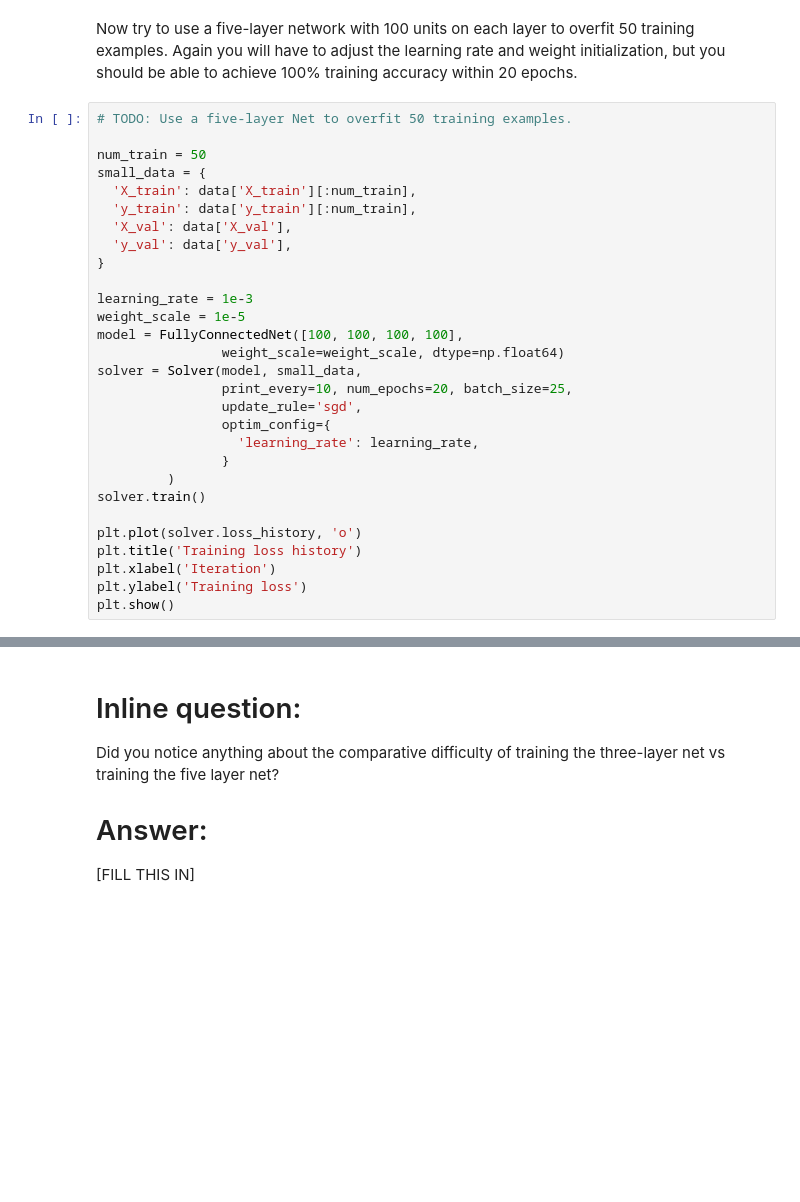
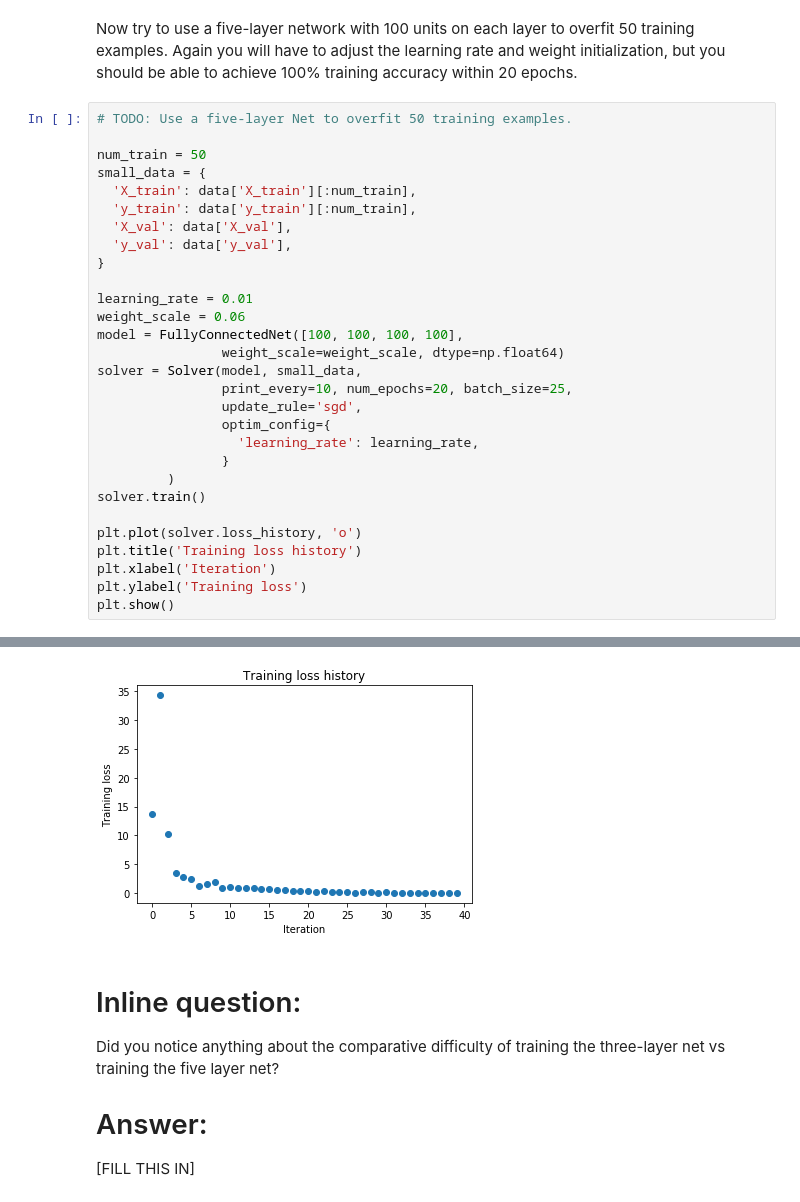
Before and after one commit to quancq/ActiveLearn_DeepLearning, a Jupyter notebook: Code/assignment2/FullyConnectedNets.ipynb, the cells around one changed output, grey strips where cells are left out. Drawn from its saved outputs; the diff is of its cells as text; blank space fills up the shorter version.

```diff
--- a/Code/assignment2/FullyConnectedNets.ipynb
+++ b/Code/assignment2/FullyConnectedNets.ipynb
@@ -417,8 +476,8 @@ small_data = {
   'y_val': data['y_val'],
 }
 
-learning_rate = 1e-3
-weight_scale = 1e-5
+learning_rate = 0.01
+weight_scale = 0.06
 model = FullyConnectedNet([100, 100, 100, 100],
                 weight_scale=weight_scale, dtype=np.float64)
 solver = Solver(model, small_data,
@@ -435,3 +494,4 @@ plt.title('Training loss history')
 plt.xlabel('Iteration')
 plt.ylabel('Training loss')
 plt.show()
+# %% [output]
@@ -438,3 +515,4 @@ plt.show()
+[figure, added]
 # %% [markdown]
 # Inline question:
 Did you notice anything about the comparative difficulty of training the three-layer net vs training the five layer net?
```
Also changed, not shown: parts of 14 cells of this notebook, 15 other files.
